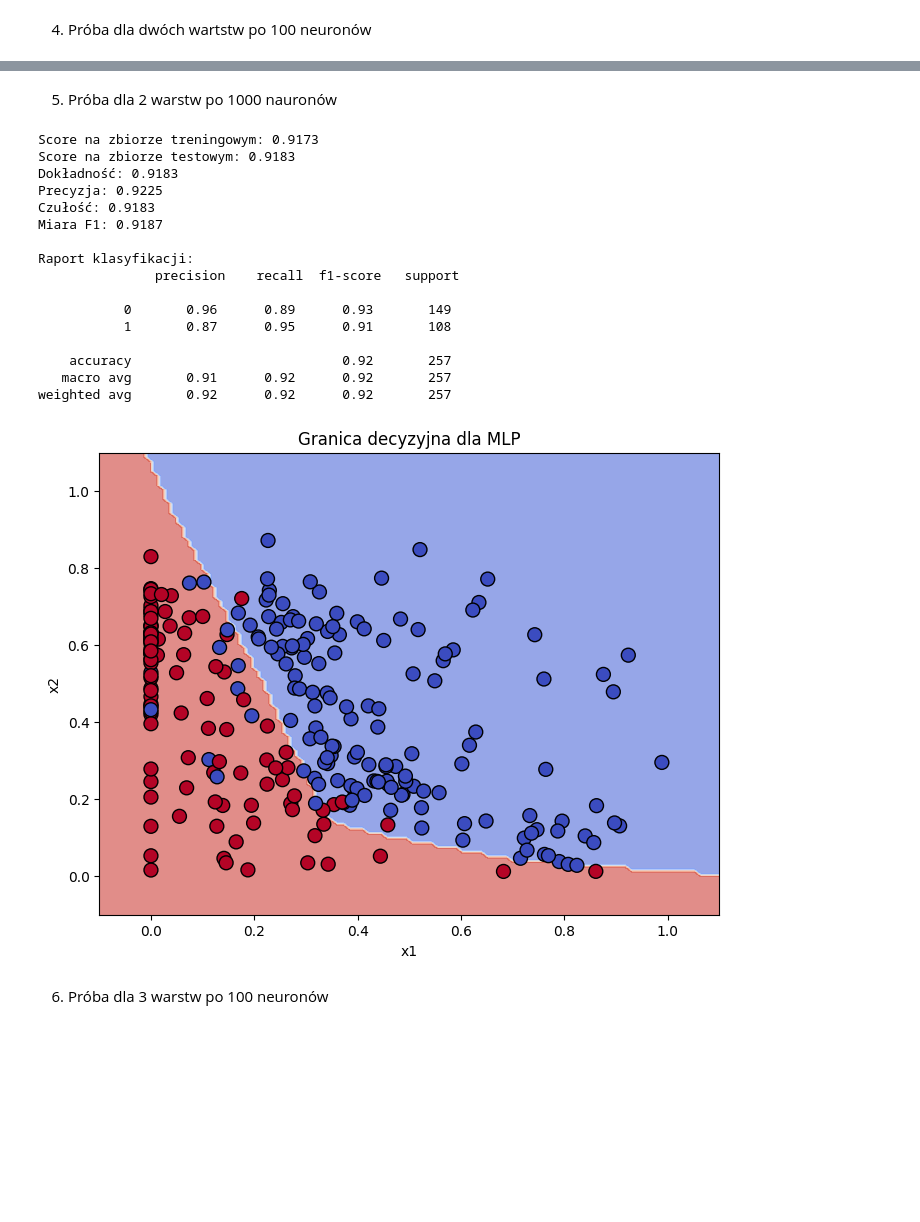
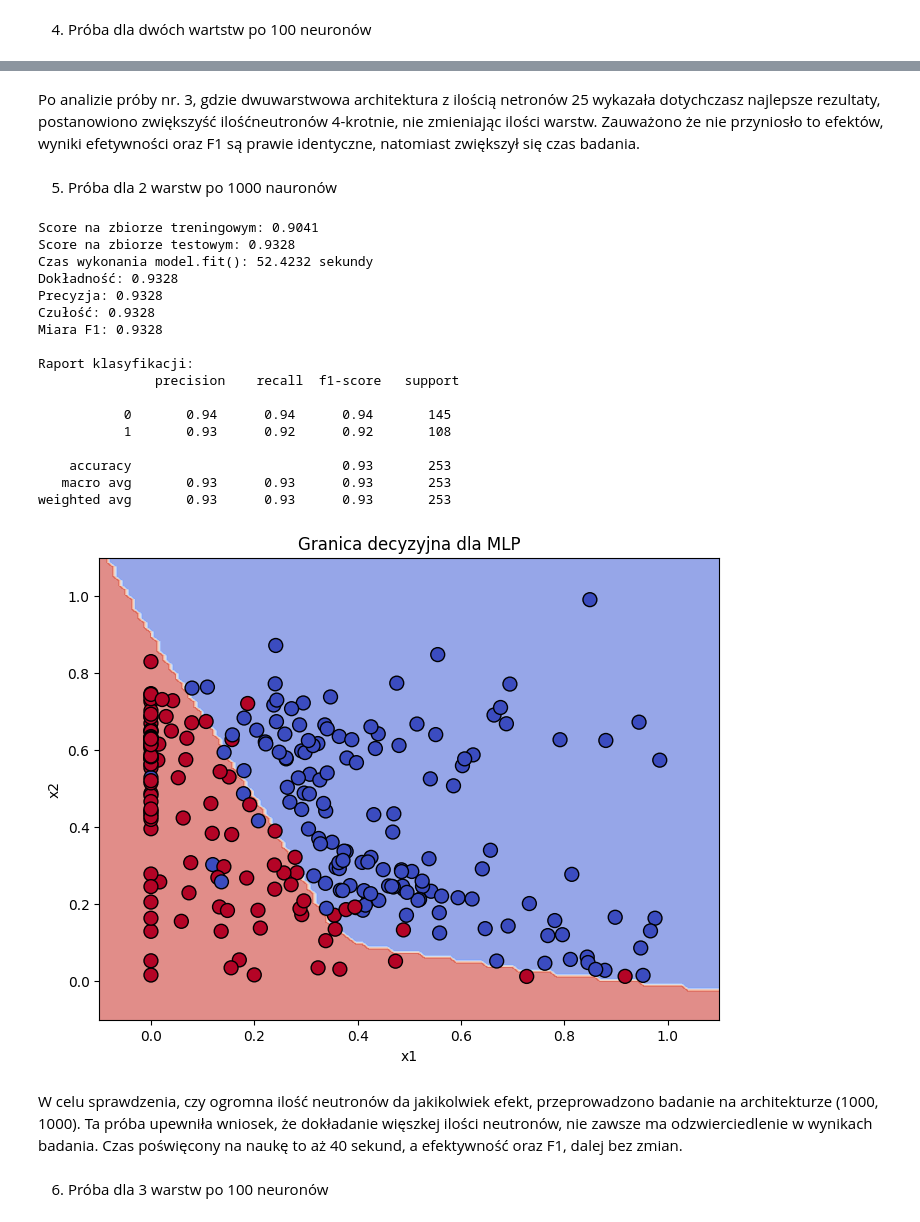
Before and after one commit to nkocjan/computational-intelligence-methods, a Jupyter notebook: lab02/lab02.ipynb, the cells around one changed output, grey strips where cells are left out. Saved outputs shown, nothing was run; the diff lists cells and outputs as text; code cells hidden in the pictures; blank space fills up the shorter version.

```diff
--- a/lab02/lab02.ipynb
+++ b/lab02/lab02.ipynb
@@ -220,34 +254,41 @@ weighted avg       0.94      0.93      0.93       257
+# %% [markdown]
+Po analizie próby nr. 3, gdzie dwuwarstwowa architektura z ilością netronów 25 wykazała dotychczasz najlepsze rezultaty, postanowiono zwiększyść ilośćneutronów 4-krotnie, nie zmieniając ilości warstw. Zauważono że nie przyniosło to efektów, wyniki efetywności oraz F1 są prawie identyczne, natomiast zwiększył się czas badania.
 # %% [markdown]
 5. Próba dla 2 warstw po 1000 nauronów
 # %%
+start_time = time.time()
 model = MLPClassifier(hidden_layer_sizes = (1000,1000), max_iter=2000)
 model.fit(X_train, y_train)
 
 train_score = model.score(X_train, y_train)
 test_score = model.score(X_test, y_test)
 
 print(f'Score na zbiorze treningowym: {train_score:.4f}')
 print(f'Score na zbiorze testowym: {test_score:.4f}')
+print(f"Czas wykonania model.fit(): {(time.time() - start_time):.4f} sekundy")
 evaluate_classification(model, X_test, y_test)
 plot_decision_boundary(model, X_test, y_test, x_range=(-0.1, 1.1), y_range=(-0.1, 1.1))
 # %% [output]
-Score na zbiorze treningowym: 0.9173
-Score na zbiorze testowym: 0.9183
-Dokładność: 0.9183
-Precyzja: 0.9225
-Czułość: 0.9183
-Miara F1: 0.9187
+Score na zbiorze treningowym: 0.9041
+Score na zbiorze testowym: 0.9328
+Czas wykonania model.fit(): 52.4232 sekundy
+Dokładność: 0.9328
+Precyzja: 0.9328
+Czułość: 0.9328
+Miara F1: 0.9328
 
 Raport klasyfikacji:
                precision    recall  f1-score   support
 
-           0       0.96      0.89      0.93       149
-           1       0.87      0.95      0.91       108
+           0       0.94      0.94      0.94       145
+           1       0.93      0.92      0.92       108
 
-    accuracy                           0.92       257
-   macro avg       0.91      0.92      0.92       257
-weighted avg       0.92      0.92      0.92       257
+    accuracy                           0.93       253
+   macro avg       0.93      0.93      0.93       253
+weighted avg       0.93      0.93      0.93       253
-[figure, old version]
+[figure, new version]
+# %% [markdown]
+W celu sprawdzenia, czy ogromna ilość neutronów da jakikolwiek efekt, przeprowadzono badanie na architekturze (1000, 1000). Ta próba upewniła wniosek, że dokładanie więszkej ilości neutronów, nie zawsze ma odzwierciedlenie w wynikach badania. Czas poświęcony na naukę to aż 40 sekund, a efektywność oraz F1, dalej bez zmian.
 # %% [markdown]
 6. Próba dla 3 warstw po 100 neuronów
 # %%
```
Also changed, not shown: parts of 50 cells of this notebook.
